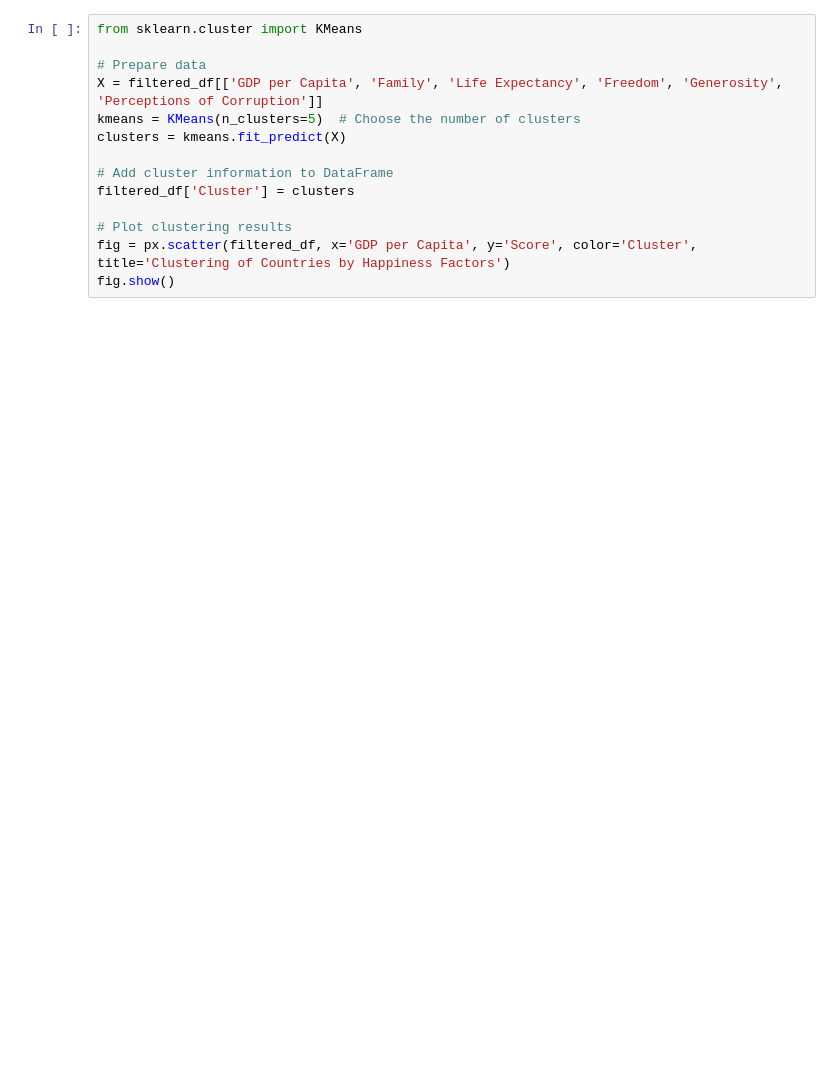
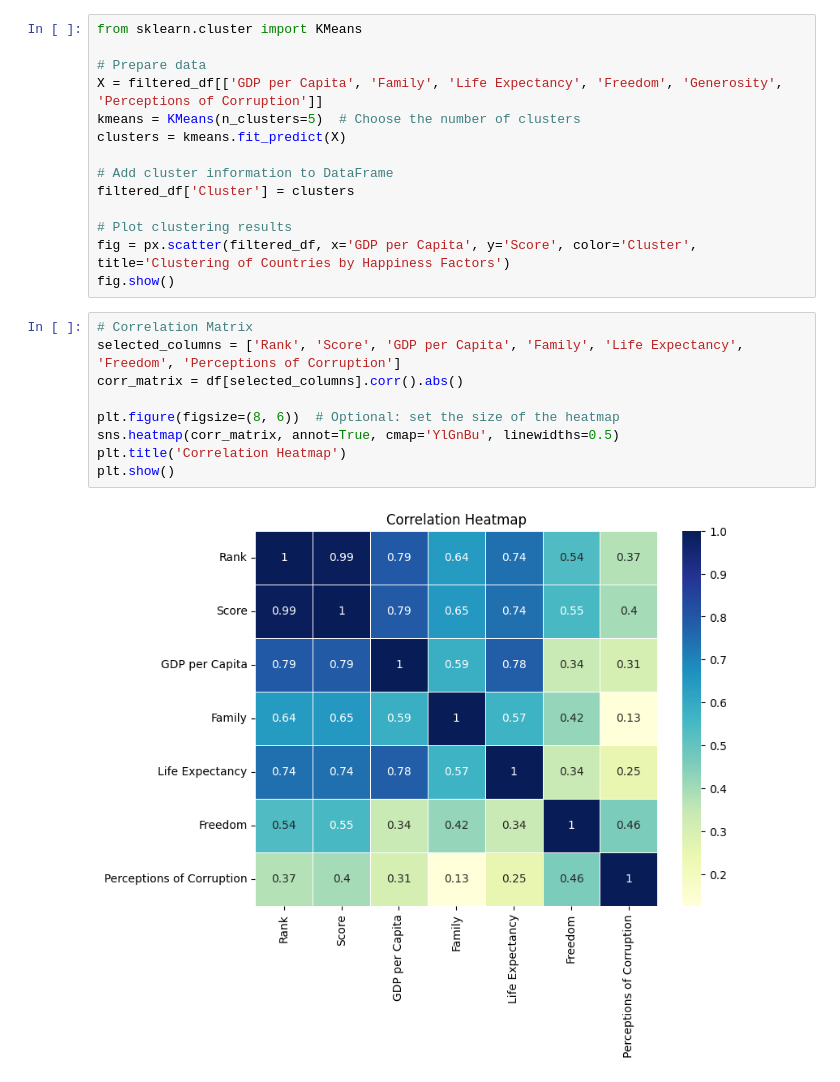
Before and after one commit to gilangluq/EDA.world-happiness-report, a Jupyter notebook: EDA-world-happiness-report.ipynb, the cells around one changed output. Drawn from its saved outputs; the diff is of its cells as text; blank space fills up the shorter version.

Commit message:
Update correlation matrix

```diff
--- a/EDA-world-happiness-report.ipynb
+++ b/EDA-world-happiness-report.ipynb
@@ -407,3 +408,14 @@ filtered_df['Cluster'] = clusters
 # Plot clustering results
 fig = px.scatter(filtered_df, x='GDP per Capita', y='Score', color='Cluster', title='Clustering of Countries by Happiness Factors')
 fig.show()
+# %%
+# Correlation Matrix
+selected_columns = ['Rank', 'Score', 'GDP per Capita', 'Family', 'Life Expectancy', 'Freedom', 'Perceptions of Corruption']
+corr_matrix = df[selected_columns].corr().abs()
+
+plt.figure(figsize=(8, 6))  # Optional: set the size of the heatmap
+sns.heatmap(corr_matrix, annot=True, cmap='YlGnBu', linewidths=0.5)
+plt.title('Correlation Heatmap')
+plt.show()
+# %% [output]
+[figure, added]
```
Also changed, not shown: parts of 3 cells of this notebook.
